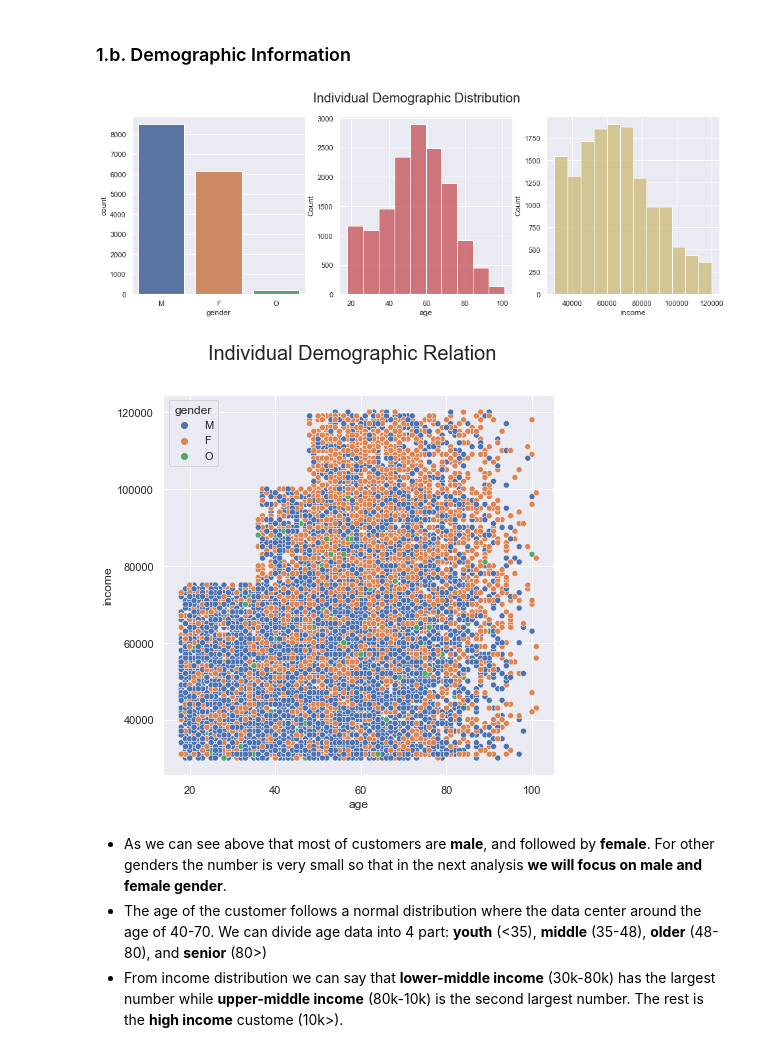
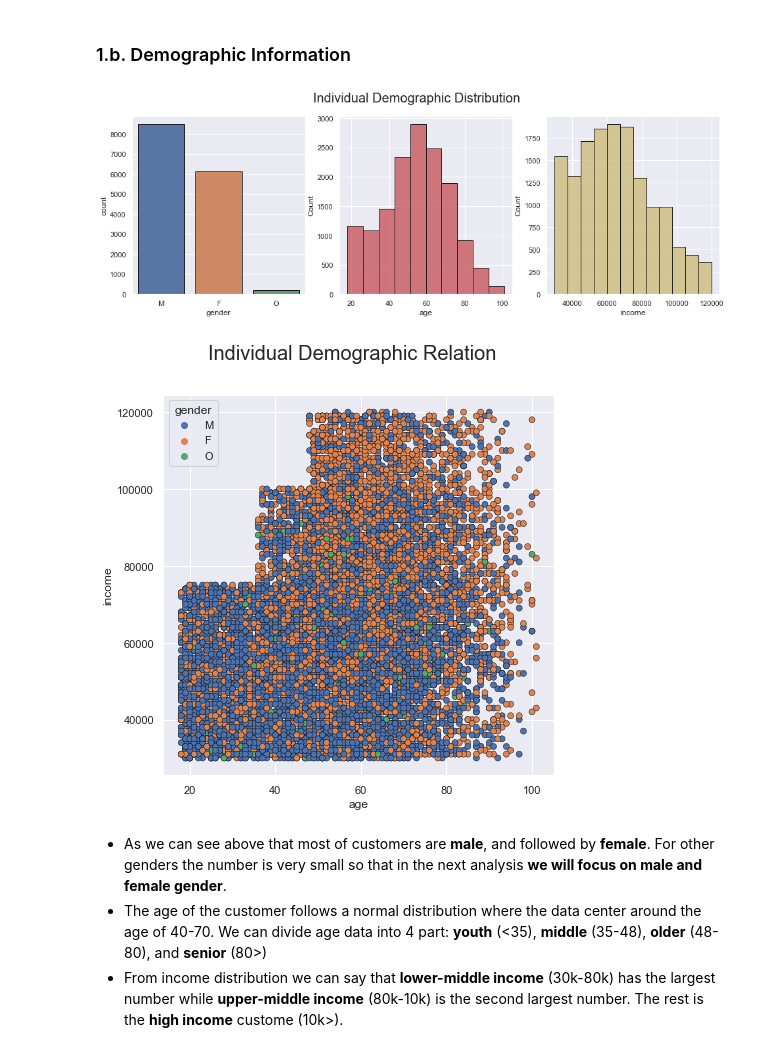
Before and after one commit to miqbalrp/Starbucks_Clustering, a Jupyter notebook: notebook/2. eda.ipynb, the cells around one changed output. Saved outputs shown, nothing was run; the diff lists cells and outputs as text; code cells hidden in the pictures.

```diff
--- a/notebook/2. eda.ipynb
+++ b/notebook/2. eda.ipynb
@@ -39,13 +32,14 @@ df
 # %%
 def agg_cust(df):
     group_df = {}
-    group_df['amount'] = df['amount'].sum()
+    group_df['amount_sum'] = df['amount'].sum()
+    group_df['amount_mean'] = df['amount'].mean()
     group_df['offer received'] = df.loc[df['event']=='offer received','event'].count()
     group_df['offer viewed'] = df.loc[df['event']=='offer viewed','event'].count()
     group_df['offer completed'] = df.loc[df['event']=='offer completed','event'].count()
-    return pd.Series(group_df, index=['amount', 'offer received', 'offer viewed', 'offer completed'])
+    return pd.Series(group_df, index=['amount_sum', 'amount_mean', 'offer received', 'offer viewed', 'offer completed'])
 
 df_cust = pd.DataFrame(df.groupby(['person', 'gender', 'age', 'became_member_on', 'bmo_year','income']).apply(agg_cust))
 df_cust = df_cust.reset_index(inplace=False)
-df_cust.sample(10)
+df_cust.sample(5)
 # %% [output]
@@ -77,18 +66,18 @@ df_cust.describe()
 # %%
 fig_dir = r'..\result\figure\\'
 fig_title = 'Individual Demographic Distribution'
 
 fig, axs = plt.subplots(1,3, figsize=(16,5))
 fig.suptitle(fig_title, fontsize=20)
 
-sns.countplot(ax=axs[0], data=df_cust, x='gender', order=['M','F', 'O'])
-sns.histplot(ax=axs[1], data=df_cust, x='age', color='r', bins=10)
-sns.histplot(ax=axs[2], data=df_cust, x='income', color='y', bins=12)
+sns.countplot(ax=axs[0], data=df_cust, x='gender', order=['M','F', 'O'], edgecolor='k')
+sns.histplot(ax=axs[1], data=df_cust, x='age', color='r', bins=10,  edgecolor='k')
+sns.histplot(ax=axs[2], data=df_cust, x='income', color='y', bins=12, edgecolor='k')
 
 plt.savefig(fig_dir+fig_title+'.png')
 plt.show()
 # %% [output]
-[figure, old version]
+[figure, new version]
 # %%
 fig_dir = r'..\result\figure\\'
 fig_title = 'Individual Demographic Relation'
@@ -96,11 +85,11 @@ fig_title = 'Individual Demographic Relation'
 fig, axs = plt.subplots(1,1, figsize=(7,7))
 fig.suptitle(fig_title, fontsize=20)
 
-sns.scatterplot(data=df_cust,x='age',y='income', hue='gender', hue_order=['M','F','O'])
+sns.scatterplot(data=df_cust,x='age',y='income', hue='gender', hue_order=['M','F','O'], edgecolor='k')
 plt.savefig(fig_dir+fig_title+'.png')
 plt.show()
 # %% [output]
-[figure, old version]
+[figure, new version]
 # %% [markdown]
 * As we can see above that most of customers are **male**, and followed by **female**. For other genders the number is very small so that in the next analysis **we will focus on male and female gender**.
 * The age of the customer follows a normal distribution where the data center around the age of 40-70. We can divide age data into 4 part: **youth** (<35), **middle** (35-48), **older** (48-80), and **senior** (80>)
```
Also changed, not shown: parts of 39 cells of this notebook, 18 other files.
